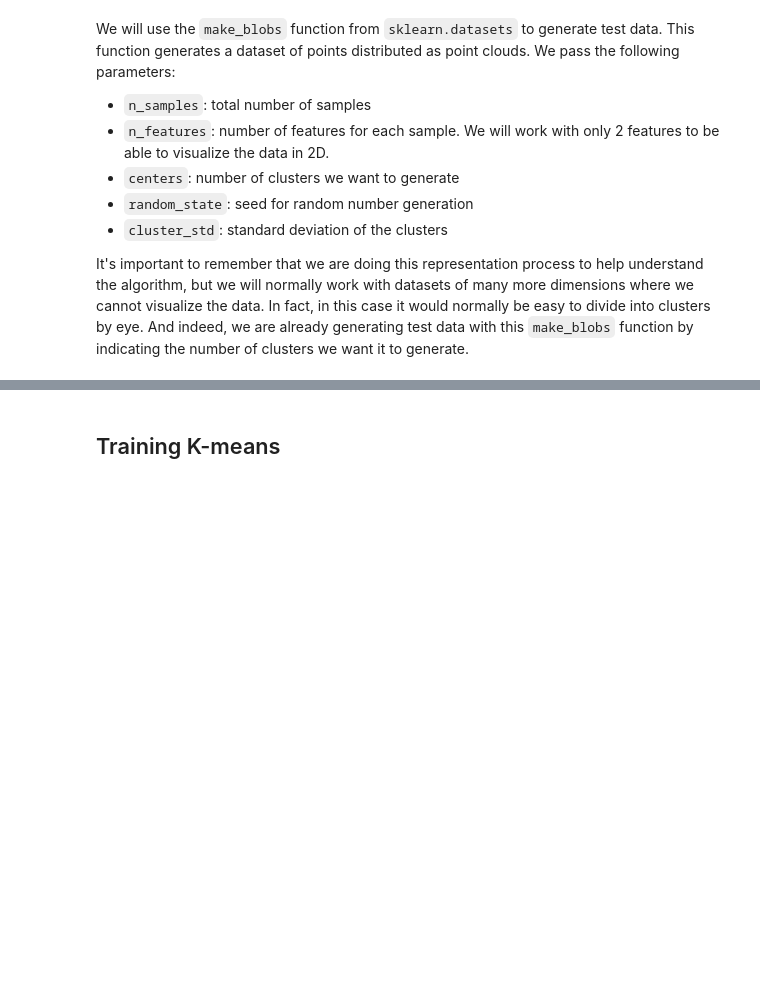
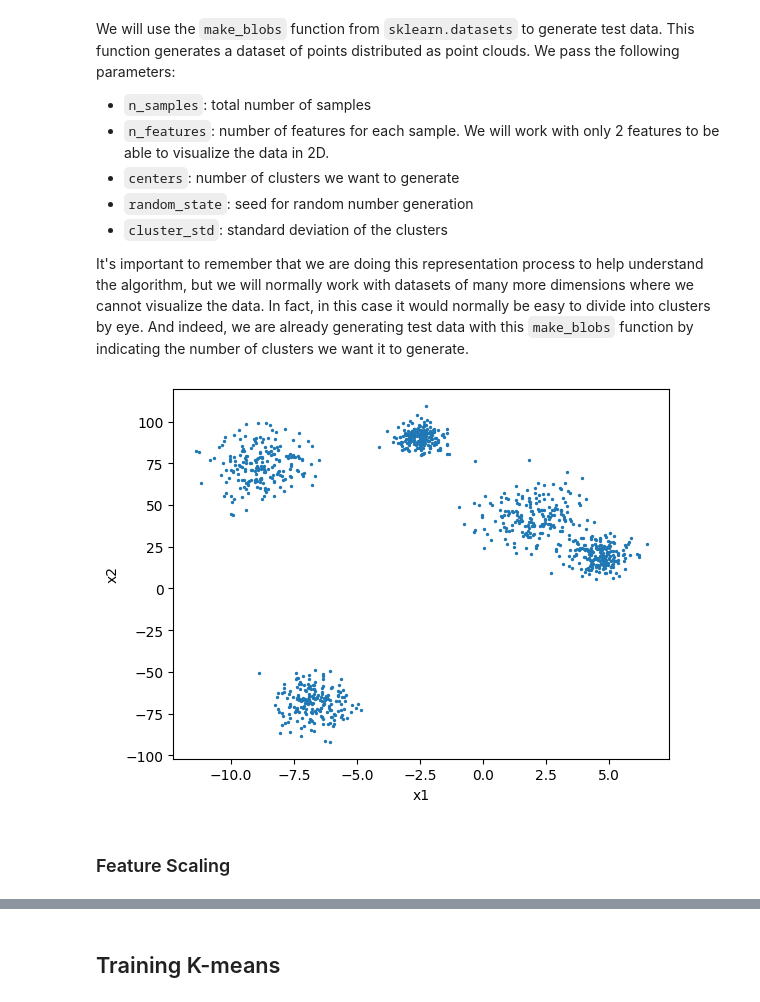
Before and after one commit to avidaldo/ia25, a Jupyter notebook: algorithms/kmeans.ipynb, the cells around one changed output, grey strips where cells are left out. Saved outputs shown, nothing was run; the diff lists cells and outputs as text; code cells hidden in the pictures; blank space fills up the shorter version.

```diff
--- a/algorithms/kmeans.ipynb
+++ b/algorithms/kmeans.ipynb
@@ -31,12 +39,25 @@ We will use the `make_blobs` function from `sklearn.datasets` to generate test d
 It's important to remember that we are doing this representation process to help understand the algorithm, but we will normally work with datasets of many more dimensions where we cannot visualize the data. In fact, in this case it would normally be easy to divide into clusters by eye. And indeed, we are already generating test data with this `make_blobs` function by indicating the number of clusters we want it to generate.
 # %%
 from sklearn import datasets
+import matplotlib.pyplot as plt
 
 X, y = datasets.make_blobs(n_samples=1000, # Number of samples
                            n_features=2, # Number of features
                            centers=5, # Number of clusters
                            cluster_std=[0.5, 0.6, 0.8, 1, 1.1], # Standard deviation of each cluster
                            random_state=42,) # Seed for reproducibility
+
+# Stretch one axis. This makes feature scaling crucial for K-Means
+X[:, 1] = X[:, 1] * 10
+
+plt.scatter(X[:, 0], X[:, 1], s=2)
+plt.xlabel('x1')
+plt.ylabel('x2')
+plt.show()
+# %% [output]
+[figure, added]
+# %% [markdown]
+### Feature Scaling
 # %%
 import matplotlib.pyplot as plt
 
```
Also changed, not shown: parts of 25 cells of this notebook.
